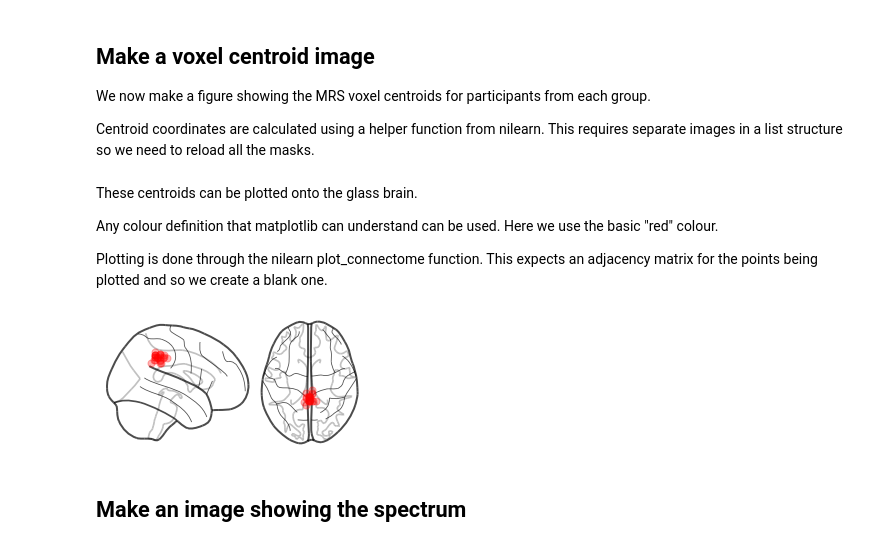
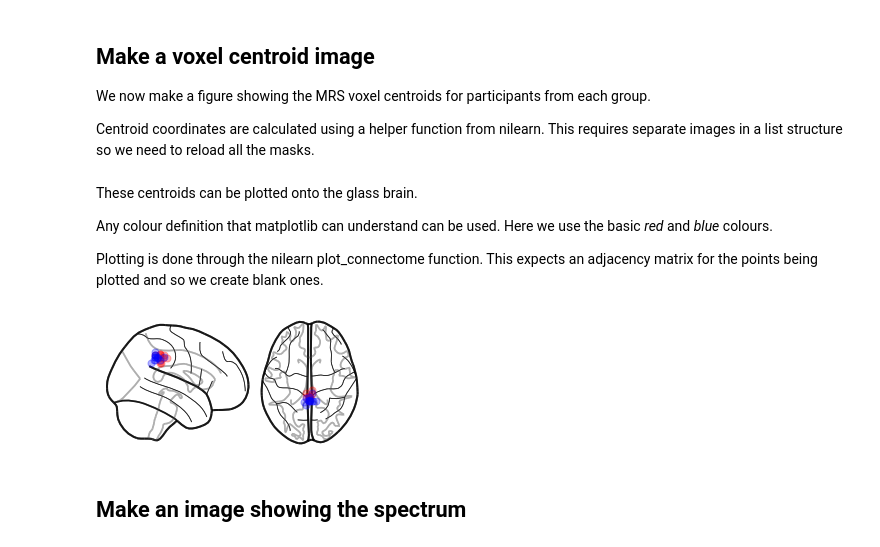
Before and after one commit to nw-duncan/MRS-voxel-plot, a Jupyter notebook: how-to/multiple-groups-walkthrough.ipynb, the cells around one changed output. Saved outputs shown, nothing was run; the diff lists cells and outputs as text; code cells hidden in the pictures.

Commit message:
multiple centroids

```diff
--- a/how-to/multiple-groups-walkthrough.ipynb
+++ b/how-to/multiple-groups-walkthrough.ipynb
@@ -182,42 +182,54 @@ We now make a figure showing the MRS voxel centroids for participants from each
 Centroid coordinates are calculated using a helper function from nilearn. This requires separate images in a list structure so we need to reload all the masks.
 # %%
 # Load all masks into a list
-all_masks = []
+masks_1 = []
+masks_2 = []
 for i, sub in enumerate(subjects):
     mask_file = os.path.join(data_dir,'example-data',sub,mask_name)
-    all_masks.append(ni.load(mask_file))
+    if groups[i]==group_name_1:
+        masks_1.append(ni.load(mask_file))
+    if groups[i]==group_name_2:
+        masks_2.append(ni.load(mask_file))
 
 # Calculate centroids
-all_centres = np.zeros((n_subs,3))
-for i in range(n_subs):
-    all_centres[i,:] = plotting.find_xyz_cut_coords(all_masks[i])
+centres_1 = np.zeros((n_subs_1,3))
+centres_2 = np.zeros((n_subs_2,3))
+for i in range(n_subs_1):
+    centres_1[i,:] = plotting.find_xyz_cut_coords(masks_1[i])
+for i in range(n_subs_2):
+    centres_2[i,:] = plotting.find_xyz_cut_coords(masks_2[i])
 # %% [markdown]
 These centroids can be plotted onto the glass brain.
 
-Any colour definition that matplotlib can understand can be used. Here we use the basic "red" colour.
+Any colour definition that matplotlib can understand can be used. Here we use the basic *red* and *blue* colours.
 
-Plotting is done through the nilearn plot_connectome function. This expects an adjacency matrix for the points being plotted and so we create a blank one.
+Plotting is done through the nilearn plot_connectome function. This expects an adjacency matrix for the points being plotted and so we create blank ones.
 # %%
 # Create a dummy adjacency matrix
-adjacency_matrix = np.zeros((n_subs,n_subs))
+adjacency_matrix_1 = np.zeros((n_subs_1,n_subs_1))
+adjacency_matrix_2 = np.zeros((n_subs_2,n_subs_2))
 
 # Define the filename for the image
-fig_file = os.path.join(fig_dir,'mask-centroids_single-group.png')
+fig_file = os.path.join(fig_dir,'mask-centroids_multiple-groups.png')
 
-# Set colour for points
-node_colour = 'red'
+# Set colours for points
+node_colour_1 = 'red'
+node_colour_2 = 'blue'
 
 # Plot the figure
 fig = plt.figure()
 fig.set_size_inches(cm2inch(12,6)) # width, height
 ax1 = plt.subplot(111)
-plotting.plot_connectome(adjacency_matrix=adjacency_matrix, node_coords=all_centres,
-                         node_size=50, node_color=node_colour, display_mode='xz',
+plotting.plot_connectome(adjacency_matrix=adjacency_matrix_1, node_coords=centres_1,
+                         node_size=50, node_color=node_colour_1, display_mode='xz',
+                         node_kwargs={'alpha':0.3},axes=ax1,annotate=False)
+plotting.plot_connectome(adjacency_matrix=adjacency_matrix_2, node_coords=centres_2,
+                         node_size=50, node_color=node_colour_2, display_mode='xz',
                          node_kwargs={'alpha':0.3},axes=ax1,annotate=False)
 
 # Save the figure
 fig.savefig(fig_file,bbox_inches='tight',dpi=300)
 # %% [output]
-[figure, old version]
+[figure, new version]
 # %% [markdown]
 ## Make an image showing the spectrum
```
Also changed, not shown: parts of 1 cell of this notebook, 1 other file.
